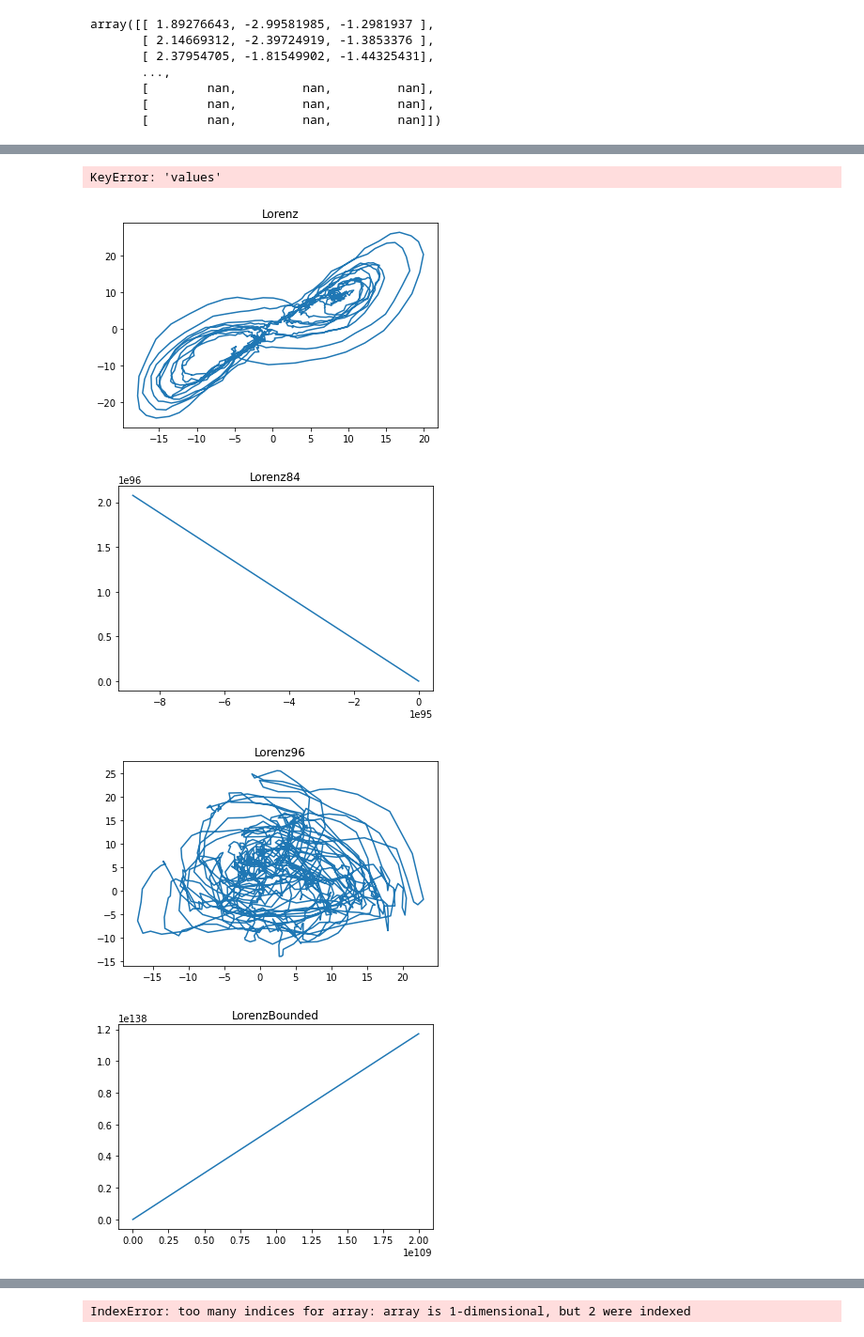
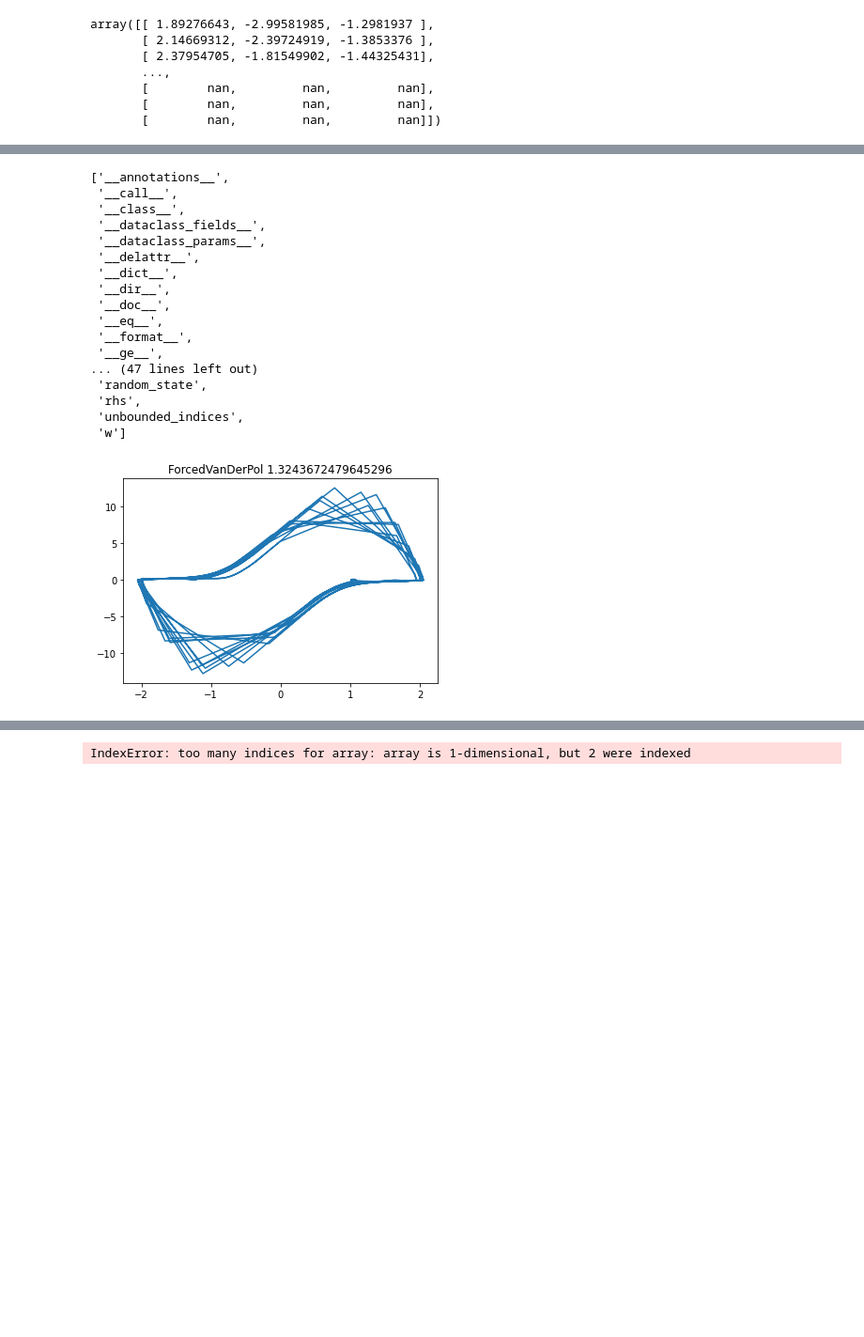
Before and after one commit to williamgilpin/dysts, a Jupyter notebook: benchmarks/generate_time_series.ipynb, the cells around one changed output, grey strips where cells are left out. Shown at 94% size. Cells and saved outputs as stored; diff of their text form; code cells hidden in the pictures; blank space fills up the shorter version.

```diff
--- a/benchmarks/generate_time_series.ipynb
+++ b/benchmarks/generate_time_series.ipynb
@@ -424,13 +351,29 @@ noise_scale = 2.219312524586793 *  noise_scale
+# %%
+dir(getattr(dysts.flows, equation_name)())
+# %% [output]
+['__annotations__',
+ '__call__',
+ '__class__',
+ '__dataclass_fields__',
+ '__dataclass_params__',
+ '__delattr__',
+ '__dict__',
+ '__dir__',
+ '__doc__',
+ '__eq__',
+ '__format__',
+ '__ge__',
+... (47 lines left out)
+ 'random_state',
+ 'rhs',
+ 'unbounded_indices',
+ 'w']
 # %%
 %matplotlib inline
 for equation_name in list(dataset.keys())[-19:]:
     plt.figure()
     #plt.plot(np.array(dataset[equation_name]["values"]))
     plt.plot(np.array(dataset[equation_name]["values"])[:, 0],np.array(dataset[equation_name]["values"])[:, 1])
-    plt.title(equation_name)
+    plt.title(equation_name + " " + str(getattr(dysts.flows, equation_name)().correlation_dimension))
 # %% [output]
-KeyError: 'values'
-[figure, old version]
+[figure, new version]
-[figure, removed]
-[figure, removed]
-[figure, removed]
```
Also changed, not shown: parts of 17 cells of this notebook, 10 other files.
